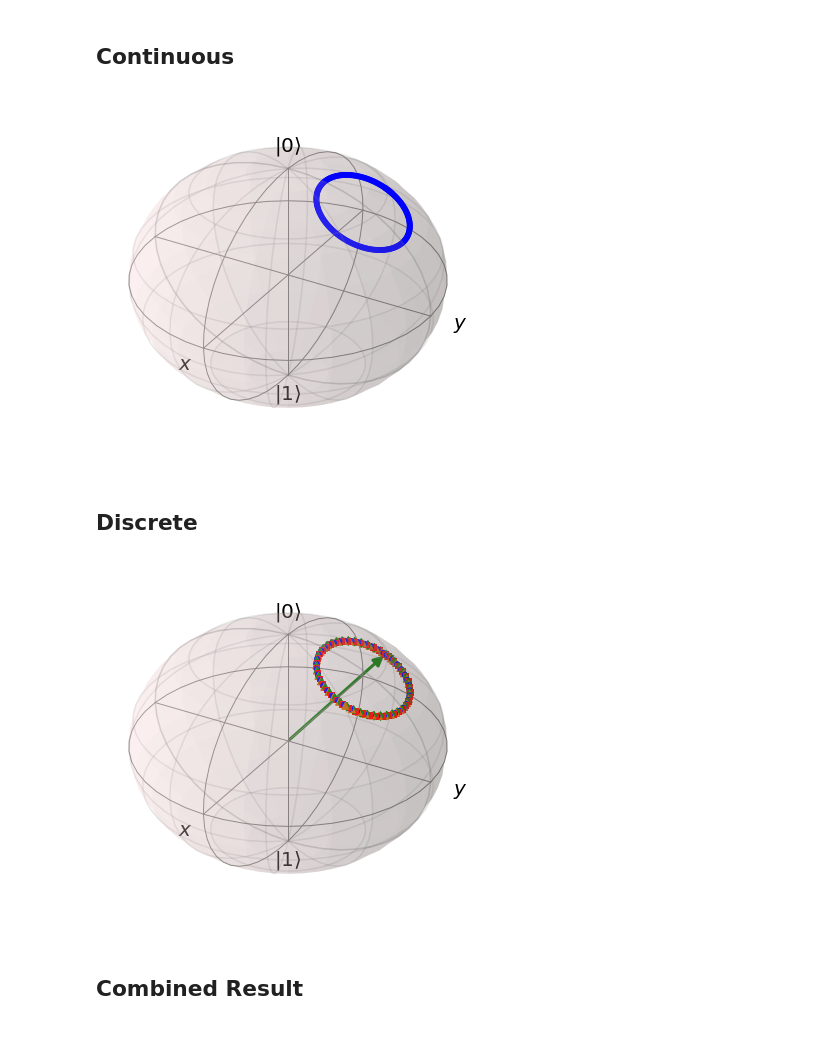
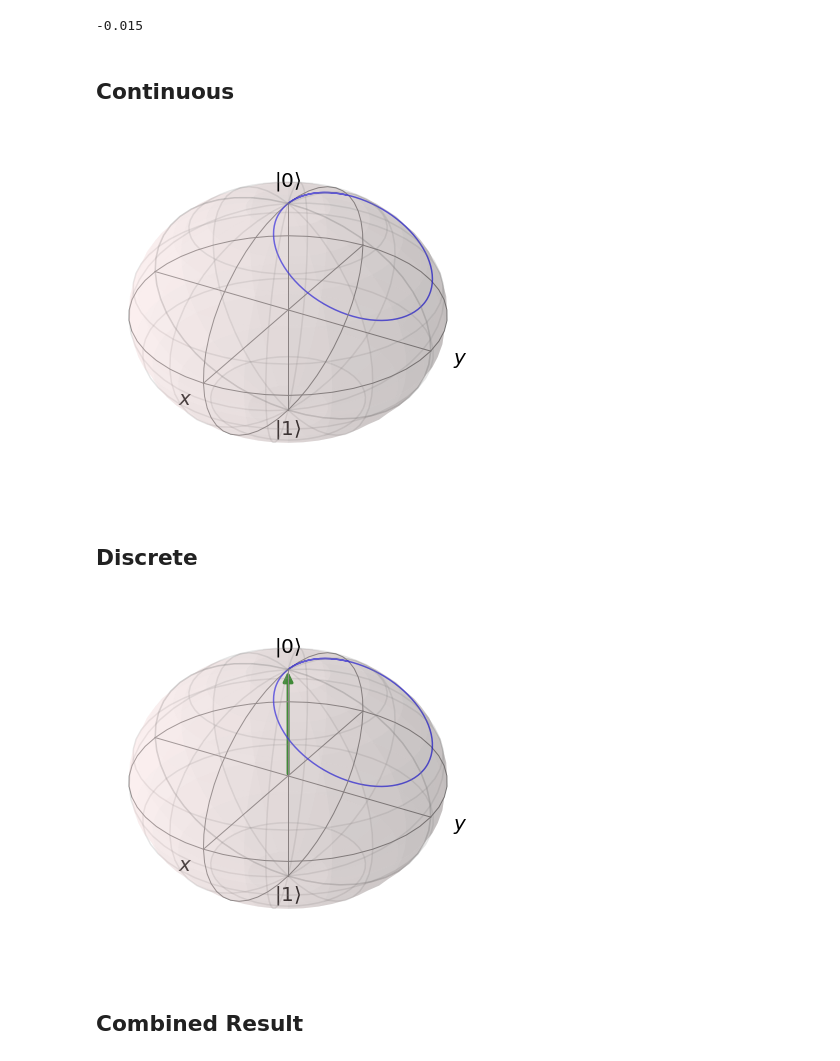
Before and after one commit to OliverDudgeon/QSync, a Jupyter notebook: unitaryevo-compare.ipynb, the cells around one changed output. Cells and saved outputs as stored; diff of their text form; code cells hidden in the pictures.

```diff
--- a/unitaryevo-compare.ipynb
+++ b/unitaryevo-compare.ipynb
@@ -12,12 +12,21 @@ dt = 0.1
 detuning = 0.3
 signal_strength = 0.2
 
-N = 180
+N = 200
+
+phi = gamma = -detuning * dt / 2
+theta = -signal_strength * dt
+# %%
+phi
+# %% [output]
+-0.015
 # %%
 iq_state = (
     3 * np.exp(1j * 1) * basis(2, 0)
     + np.exp(1j * -np.pi) * basis(2, 1)
 ).unit()
+
+iq_state = basis(2, 0)
 # %% [markdown]
 ## Continuous
 # %%
@@ -30,29 +39,32 @@ cont_result = mesolve(-H/2, iq_state,t_list, e_ops=[sigmax(), sigmay(), sigmaz()
 
 b = Bloch()
 
-b.add_points(cont_result.expect)
+b.add_points(cont_result.expect, meth='l')
 
 b.show()
 # %% [output]
-[figure, old version]
+[figure, new version]
 # %% [markdown]
 ## Discrete
 # %%
 from sync_gates import run_simu
 
 qc = unitary_circuit(detuning, signal_strength, dt)
 
 # Compatibility with full case
 initial_state = tensor(iq_state, basis(2, 0))
 
 b = Bloch()
 b.add_states(iq_state)
 
-b.add_states([state.ptrace(0) for state in run_simu(qc, N, initial_state)], kind="point")
+# Calculate bloch vector components so the states can all be plotted the same colour
+ps = np.array([expect([sigmax(), sigmay(), sigmaz()], state.ptrace(0)) for state in run_simu(qc, N, initial_state)])
+
+b.add_points([ps[:, 0], ps[:, 1], ps[:, 2]], meth="l")
 
 b.show()
 # %% [output]
-[figure, old version]
+[figure, new version]
 # %% [markdown]
 ## Combined Result
 # %%
```
Also changed, not shown: parts of 1 cell of this notebook, 6 other files.
